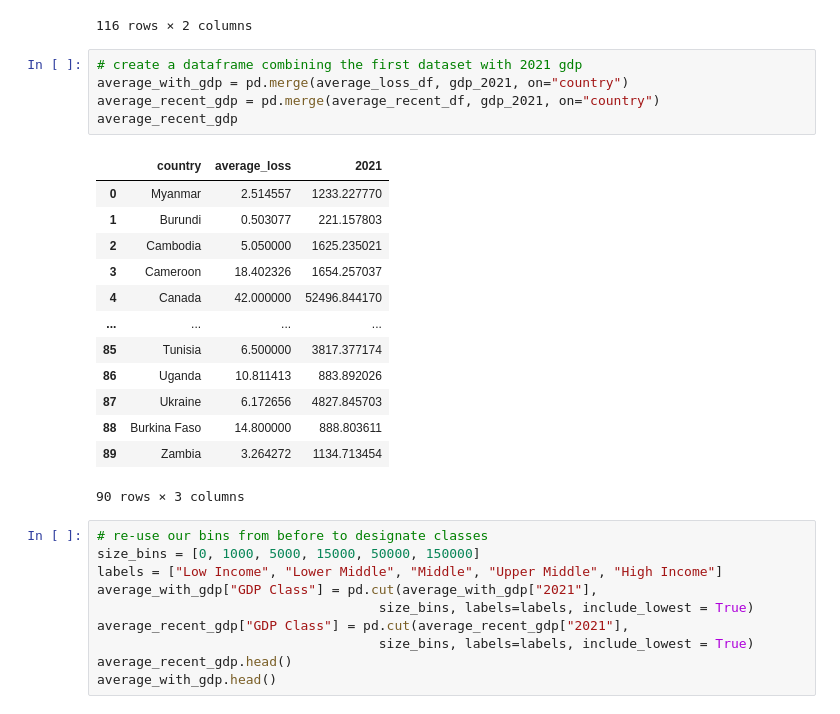
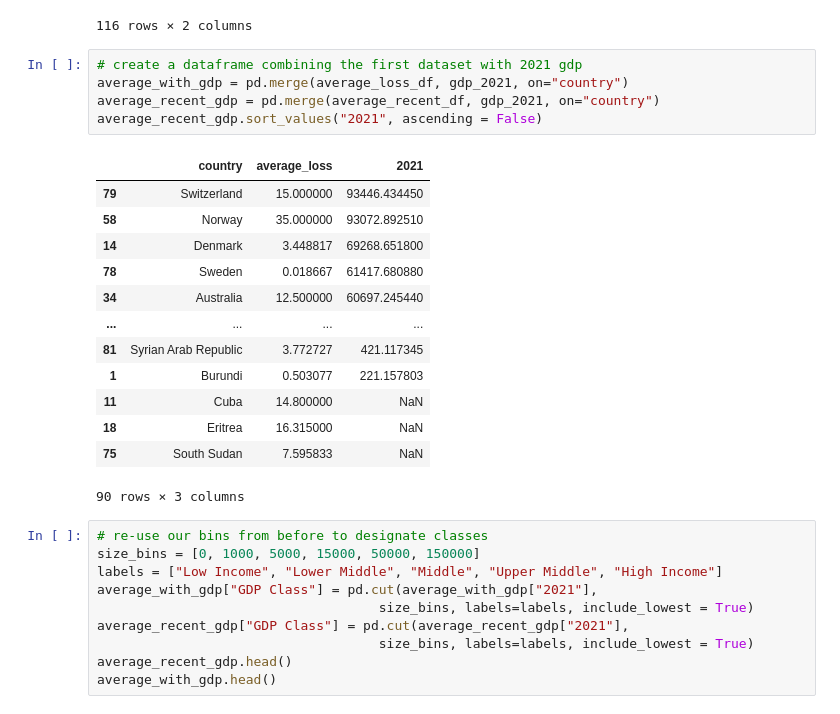
Before and after one commit to alanisrperez/food-waste-patterns, a Jupyter notebook: food-waste-tatyana.ipynb, the cells around one changed output. Drawn from its saved outputs; the diff is of its cells as text.

Commit message:
experimenting with GDP averages

```diff
--- a/food-waste-tatyana.ipynb
+++ b/food-waste-tatyana.ipynb
@@ -334,21 +335,21 @@ average_recent_df
 # %%
 # create a dataframe combining the first dataset with 2021 gdp
 average_with_gdp = pd.merge(average_loss_df, gdp_2021, on="country")
 average_recent_gdp = pd.merge(average_recent_df, gdp_2021, on="country")
-average_recent_gdp
+average_recent_gdp.sort_values("2021", ascending = False)
 # %% [output]
 |  | country | average_loss | 2021 |
-| 0 | Myanmar | 2.514557 | 1233.227770 |
+| 79 | Switzerland | 15.000000 | 93446.434450 |
+| 58 | Norway | 35.000000 | 93072.892510 |
+| 14 | Denmark | 3.448817 | 69268.651800 |
+| 78 | Sweden | 0.018667 | 61417.680880 |
+| 34 | Australia | 12.500000 | 60697.245440 |
+| ... | ... | ... | ... |
+| 81 | Syrian Arab Republic | 3.772727 | 421.117345 |
 | 1 | Burundi | 0.503077 | 221.157803 |
-| 2 | Cambodia | 5.050000 | 1625.235021 |
-| 3 | Cameroon | 18.402326 | 1654.257037 |
-| 4 | Canada | 42.000000 | 52496.844170 |
-| ... | ... | ... | ... |
-| 85 | Tunisia | 6.500000 | 3817.377174 |
-| 86 | Uganda | 10.811413 | 883.892026 |
-| 87 | Ukraine | 6.172656 | 4827.845703 |
-| 88 | Burkina Faso | 14.800000 | 888.803611 |
-| 89 | Zambia | 3.264272 | 1134.713454 |
+| 11 | Cuba | 14.800000 | NaN |
+| 18 | Eritrea | 16.315000 | NaN |
+| 75 | South Sudan | 7.595833 | NaN |
 90 rows × 3 columns
 # %%
 # re-use our bins from before to designate classes
```
Also changed, not shown: parts of 17 cells of this notebook, 1 other file.
